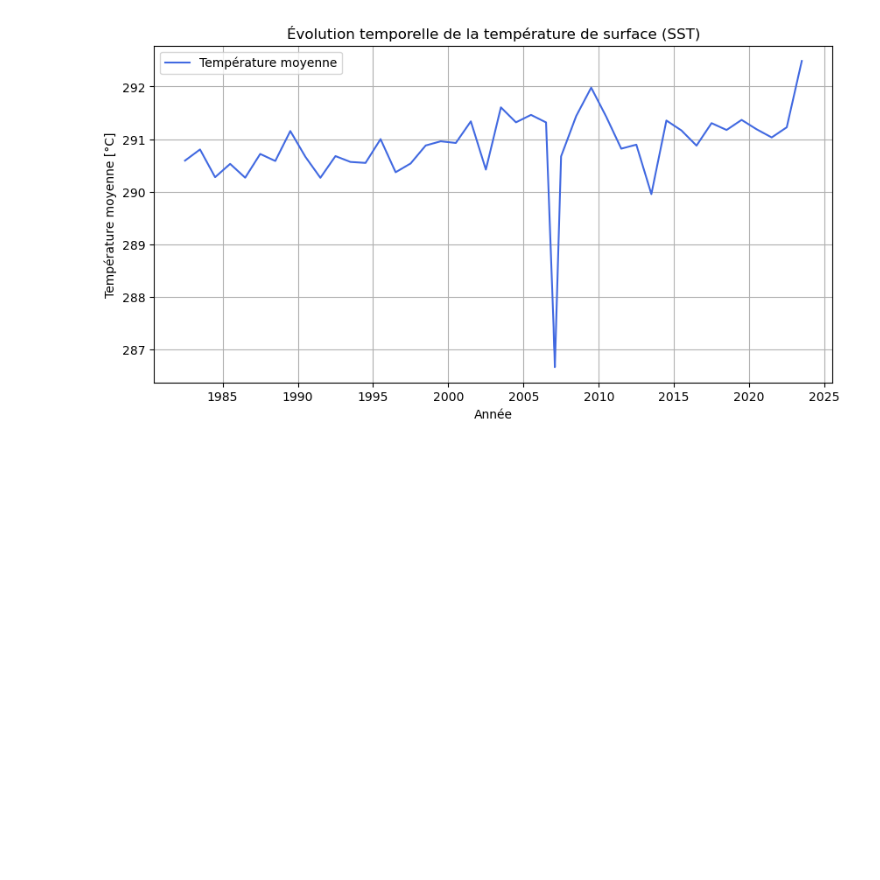
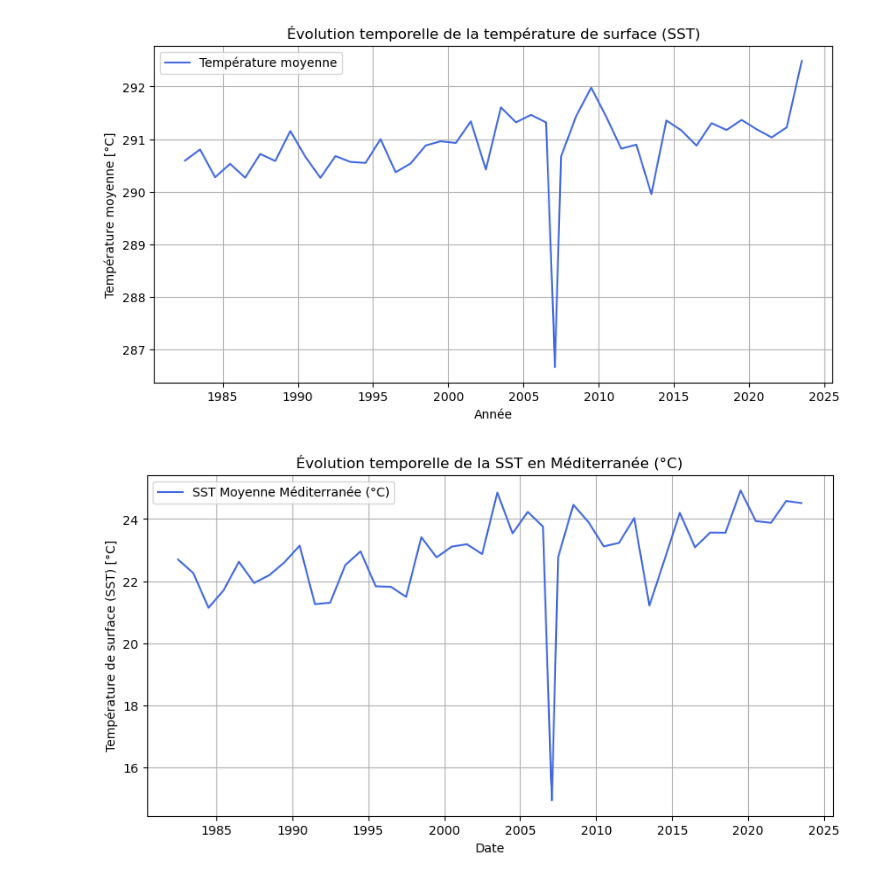
Before and after one commit to LeoDony7/Stat-App-Montee-des-oceans, a Jupyter notebook: visualization.ipynb, the cells around one changed output. Cells and saved outputs as stored; diff of their text form; code cells hidden in the pictures; blank space fills up the shorter version.

```diff
--- a/visualization.ipynb
+++ b/visualization.ipynb
@@ -66,12 +66,28 @@ plt.show()
 # %%
 # Définir les limites géographiques de la Méditerranée
 lat_min = 30   # Latitude minimale (30°N)
 lat_max = 45   # Latitude maximale (45°N)
 lon_min = -5   # Longitude minimale (5°W)
 lon_max = 37   # Longitude maximale (37°E)
 
 # Extraire les données SST dans la zone méditerranéenne
 sst_mediterranean = sst.sel(lat=slice(lat_min, lat_max), lon=slice(lon_min, lon_max))
 
 # Calculer la moyenne de la SST sur cette zone (moyenne spatiale)
 sst_mean_mediterranean = sst_mediterranean.mean(dim=["lat", "lon"])
+
+# Création du graphique pour l'évolution temporelle de la SST moyenne en Méditerranée en Celsius
+plt.figure(figsize=(10, 5))
+plt.plot(sst_mean_mediterranean.time, sst_mean_mediterranean - 273.15, label="SST Moyenne Méditerranée (°C)", color="royalblue")
+
+# Ajout des labels et du titre
+plt.xlabel("Date")
+plt.ylabel("Température de surface (SST) [°C]")
+plt.title("Évolution temporelle de la SST en Méditerranée (°C)")
+plt.legend()
+plt.grid()
+
+# Affichage
+plt.show()
+# %% [output]
+[figure, added]
```
Also changed, not shown: 1 other file.
